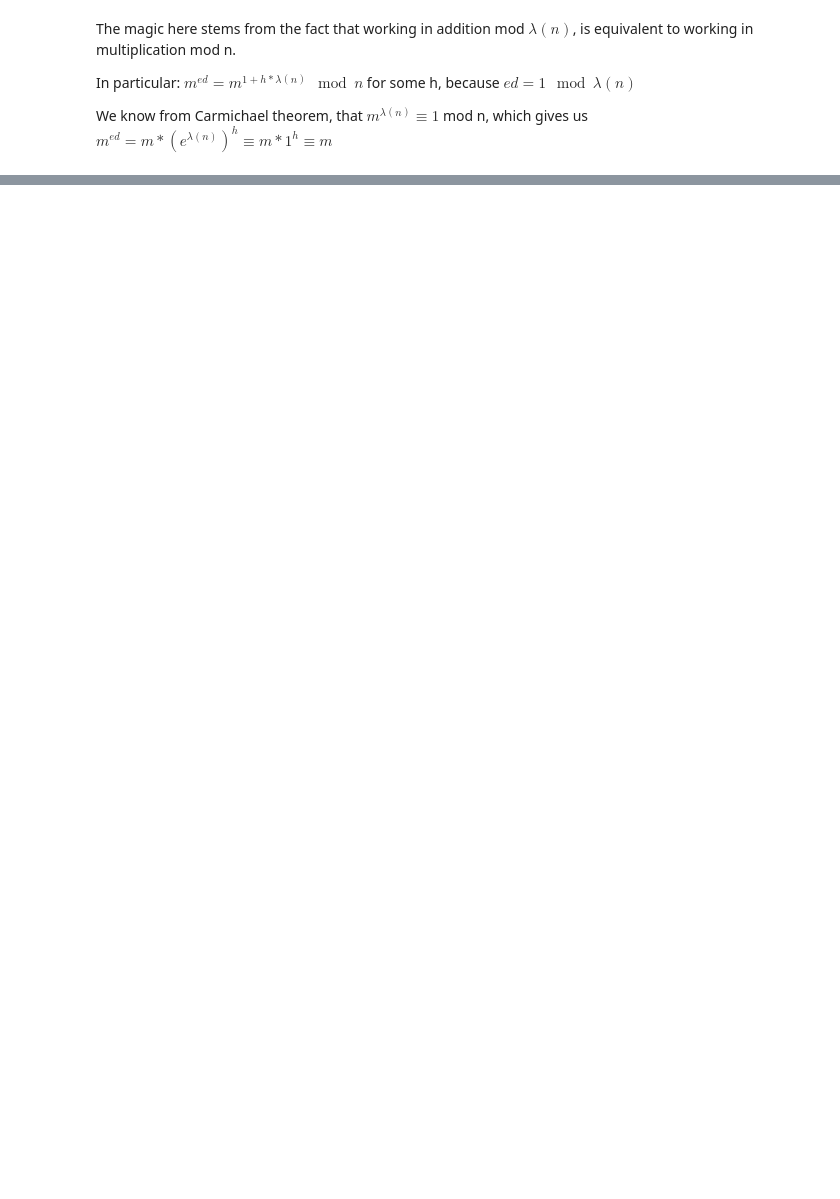
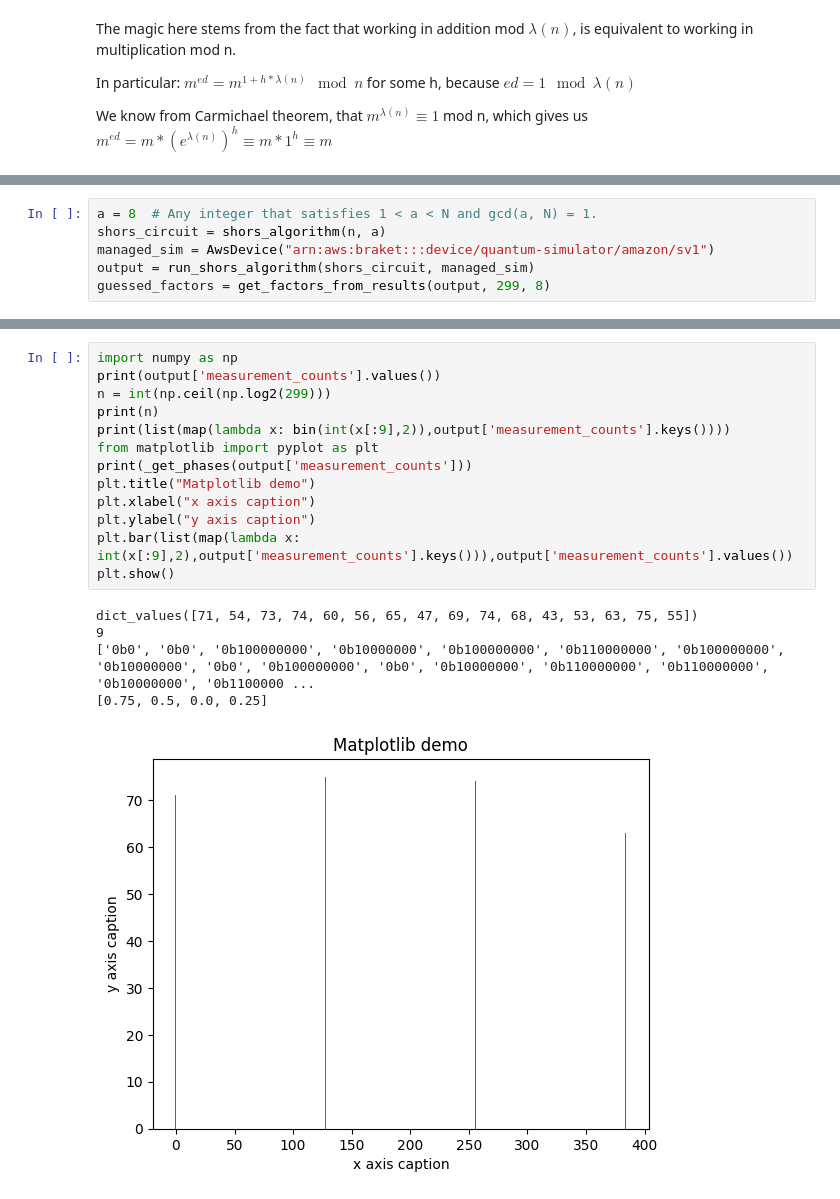
Before and after one commit to dfinder/quantum_project, a Jupyter notebook: BabyShors.ipynb, the cells around one changed output, grey strips where cells are left out. Cells and saved outputs as stored; diff of their text form; blank space fills up the shorter version.

```diff
--- a/BabyShors.ipynb
+++ b/BabyShors.ipynb
@@ -131,0 +141,6 @@ ModuleNotFoundError: No module named 'braket.experimental'
+# %%
+a = 8  # Any integer that satisfies 1 < a < N and gcd(a, N) = 1.
+shors_circuit = shors_algorithm(n, a)
+managed_sim = AwsDevice("arn:aws:braket:::device/quantum-simulator/amazon/sv1")
+output = run_shors_algorithm(shors_circuit, managed_sim)
+guessed_factors = get_factors_from_results(output, 299, 8)
@@ -131,0 +197,19 @@ ModuleNotFoundError: No module named 'braket.experimental'
+# %%
+import numpy as np
+print(output['measurement_counts'].values())
+n = int(np.ceil(np.log2(299)))
+print(n)
+print(list(map(lambda x: bin(int(x[:9],2)),output['measurement_counts'].keys())))
+from matplotlib import pyplot as plt
+print(_get_phases(output['measurement_counts']))
+plt.title("Matplotlib demo")
+plt.xlabel("x axis caption")
+plt.ylabel("y axis caption")
+plt.bar(list(map(lambda x: int(x[:9],2),output['measurement_counts'].keys())),output['measurement_counts'].values())
+plt.show()
+# %% [output]
+dict_values([71, 54, 73, 74, 60, 56, 65, 47, 69, 74, 68, 43, 53, 63, 75, 55])
+9
+['0b0', '0b0', '0b100000000', '0b10000000', '0b100000000', '0b110000000', '0b100000000', '0b10000000', '0b0', '0b100000000', '0b0', '0b10000000', '0b110000000', '0b110000000', '0b10000000', '0b1100000 ...
+[0.75, 0.5, 0.0, 0.25]
+[figure, added]
```
Also changed, not shown: parts of 21 cells of this notebook, 3 other files.
